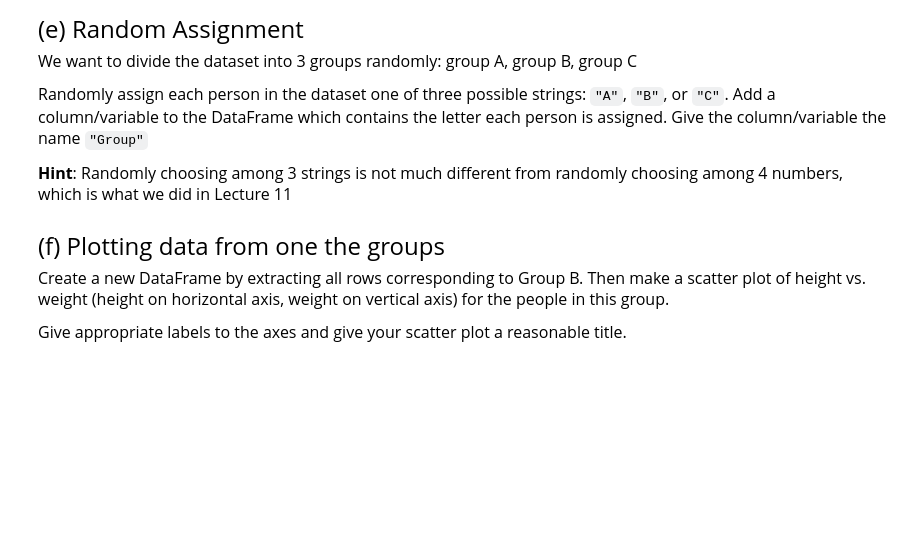
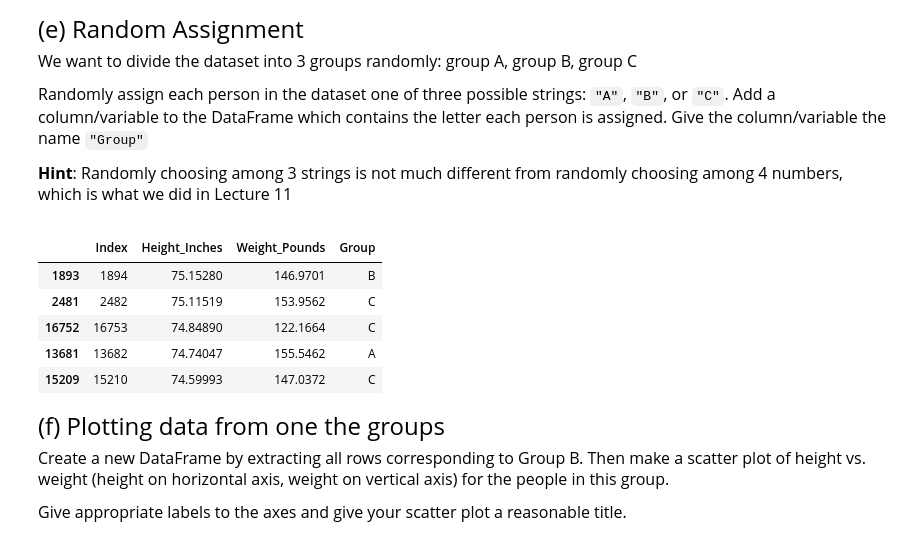
Before and after one commit to kristen-ngai/KN---qtm151fall2025, a Jupyter notebook: Assignments/practice_quiz.ipynb, the cells around one changed output. Cells and saved outputs as stored; diff of their text form; code cells hidden in the pictures; blank space fills up the shorter version.

```diff
--- a/Assignments/practice_quiz.ipynb
+++ b/Assignments/practice_quiz.ipynb
@@ -171,6 +231,21 @@ Randomly assign each person in the dataset one of three possible strings: ``"A"`
 **Hint**: Randomly choosing among 3 strings is not much different from randomly choosing among 4 numbers, which is what we did in Lecture 11
 # %%
 # Write your answer here:
+
+num_rows, num_cols = subset_sorted.shape
+
+group_no = np.random.choice(['A','B','C'], size = num_rows)
+
+subset_sorted["Group"] = group_no
+
+subset_sorted.head()
+# %% [output]
+|  | Index | Height_Inches | Weight_Pounds | Group |
+| 1893 | 1894 | 75.15280 | 146.9701 | B |
+| 2481 | 2482 | 75.11519 | 153.9562 | C |
+| 16752 | 16753 | 74.84890 | 122.1664 | C |
+| 13681 | 13682 | 74.74047 | 155.5462 | A |
+| 15209 | 15210 | 74.59993 | 147.0372 | C |
 # %% [markdown]
 <font size = "5">
 
```
Also changed, not shown: parts of 14 cells of this notebook, 1 other file.
